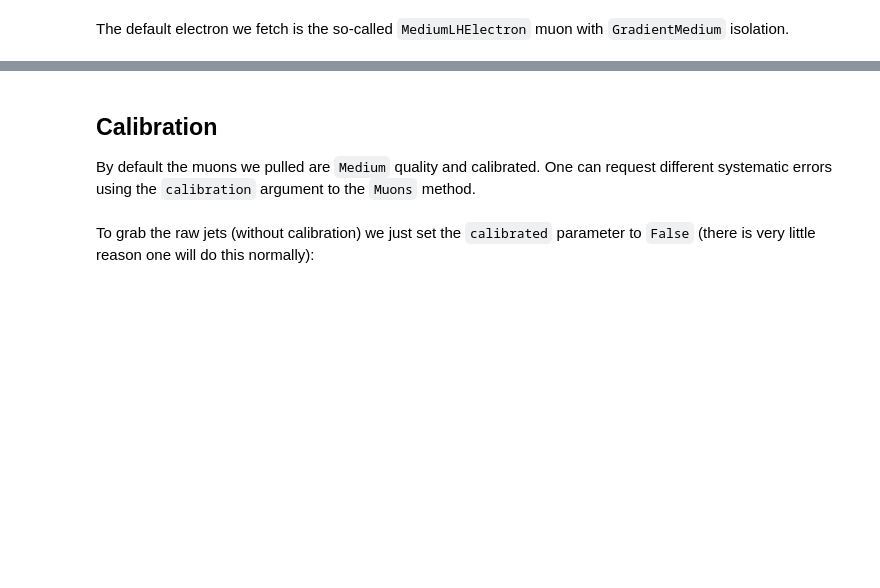
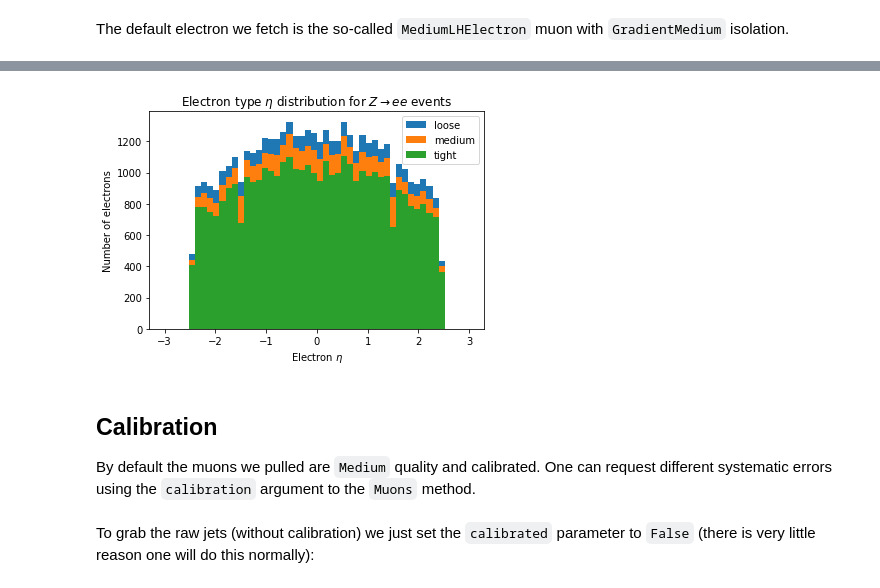
Before and after one commit to gordonwatts/xaod_usage, a Jupyter notebook: book/chapters/electrons.ipynb, the cells around one changed output, grey strips where cells are left out. Drawn from its saved outputs; the diff is of its cells as text; code cells hidden in the pictures; blank space fills up the shorter version.

```diff
--- a/book/chapters/electrons.ipynb
+++ b/book/chapters/electrons.ipynb
@@ -49,8 +43,13 @@ muons = (ds
 # %%
-plt.hist(ak.flatten(muons.loose_eta), bins=50, range=(-3, 3), label='loose')
-plt.hist(ak.flatten(muons.medium_eta), bins=50, range=(-3, 3), label='medium')
-plt.hist(ak.flatten(muons.tight_eta), bins=50, range=(-3, 3), label='tight')
-plt.legend()
+plt.hist(ak.flatten(electrons.loose_eta), bins=50, range=(-3, 3), label='loose')
+plt.hist(ak.flatten(electrons.medium_eta), bins=50, range=(-3, 3), label='medium')
+plt.hist(ak.flatten(electrons.tight_eta), bins=50, range=(-3, 3), label='tight')
+plt.xlabel('Electron $\\eta$')
+plt.ylabel('Number of electrons')
+plt.title('Electron type $\\eta$ distribution for $Z\\rightarrow ee$ events')
+_ = plt.legend()
+# %% [output]
+[figure, added]
 # %% [markdown]
 ## Calibration
 
```
Also changed, not shown: parts of 19 cells of this notebook, 1 other file.
